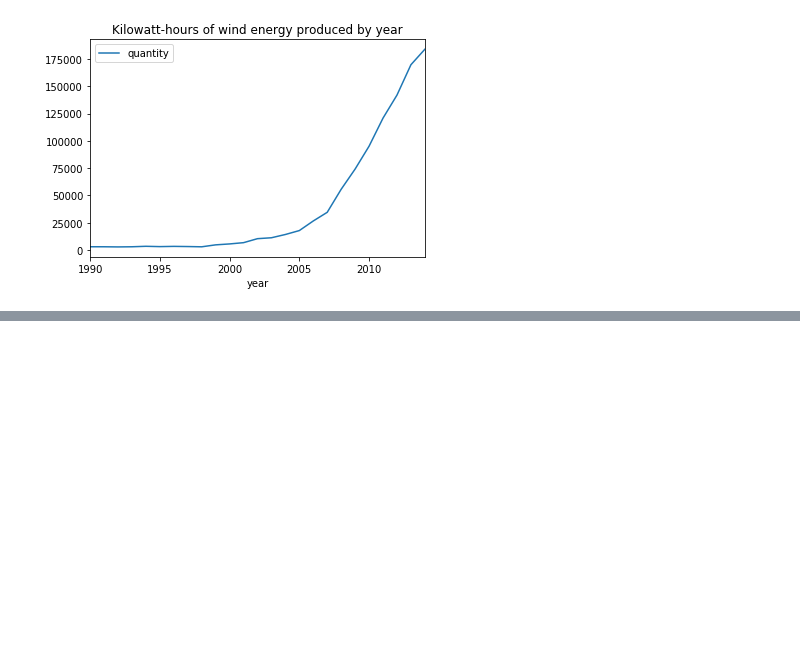
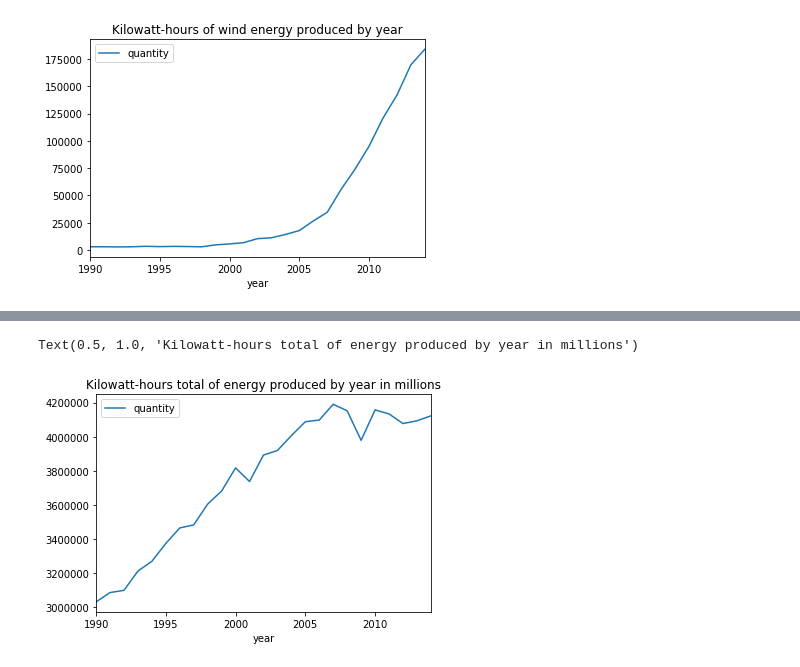
Before and after one commit to Bourbonplaytime/Renewable_energy, a Jupyter notebook: Renewable_energy.ipynb, the cells around one changed output, grey strips where cells are left out. Saved outputs shown, nothing was run; the diff lists cells and outputs as text; code cells hidden in the pictures; blank space fills up the shorter version.

```diff
--- a/Renewable_energy.ipynb
+++ b/Renewable_energy.ipynb
@@ -73,0 +167,6 @@ Text(0.5, 1.0, 'Kilowatt-hours of wind energy produced by year')
+# %%
+tot_query = 'SELECT * FROM Energy WHERE commodity_transaction="Electricity - net production";'
+
+tot_results = pd.read_sql_query(tot_query, db)
+
+tot_results
@@ -73,0 +191,7 @@ Text(0.5, 1.0, 'Kilowatt-hours of wind energy produced by year')
+# %%
+tot_results.plot(x='year', y='quantity')
+
+plt.title("Kilowatt-hours total of energy produced by year in millions")
+# %% [output]
+Text(0.5, 1.0, 'Kilowatt-hours total of energy produced by year in millions')
+[figure, added]
```
Also changed, not shown: parts of 11 cells of this notebook.
